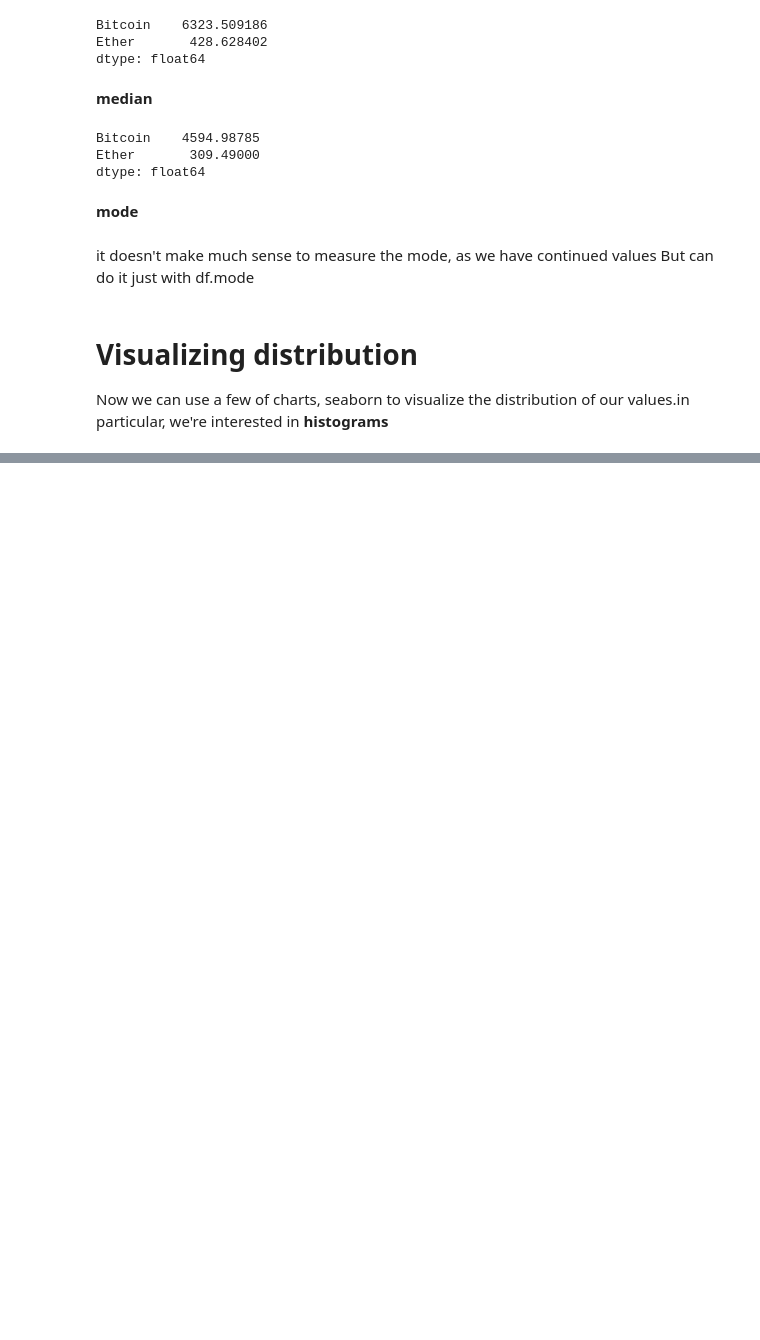
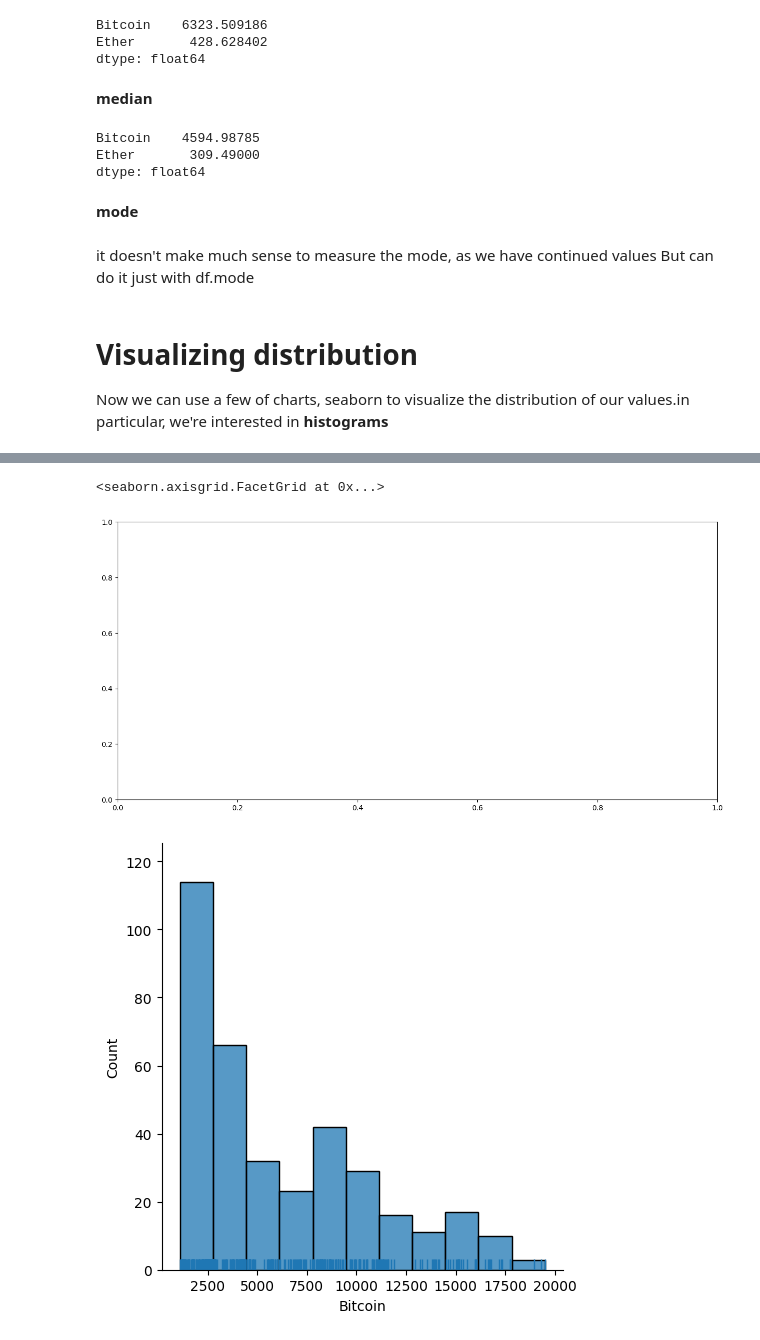
Before and after one commit to Mulenga-Chilambwe/BTC-ETH-ANALYSIS-INSIGHT, a Jupyter notebook: btc-eth-insight.ipynb, the cells around one changed output, grey strips where cells are left out. Drawn from its saved outputs; the diff is of its cells as text; code cells hidden in the pictures; blank space fills up the shorter version.

```diff
--- a/btc-eth-insight.ipynb
+++ b/btc-eth-insight.ipynb
@@ -156,0 +185,7 @@ Now we can use a few of charts, seaborn to visualize the distribution of our val
+# %%
+fig, ax = plt.subplots(figsize=(15, 7))
+sns.displot(df_cleaned['Bitcoin'],  rug=True, ax=ax)
+# %% [output]
+<seaborn.axisgrid.FacetGrid at 0x...>
+[figure, added]
+[figure, added]
```
Also changed, not shown: parts of 8 cells of this notebook.
